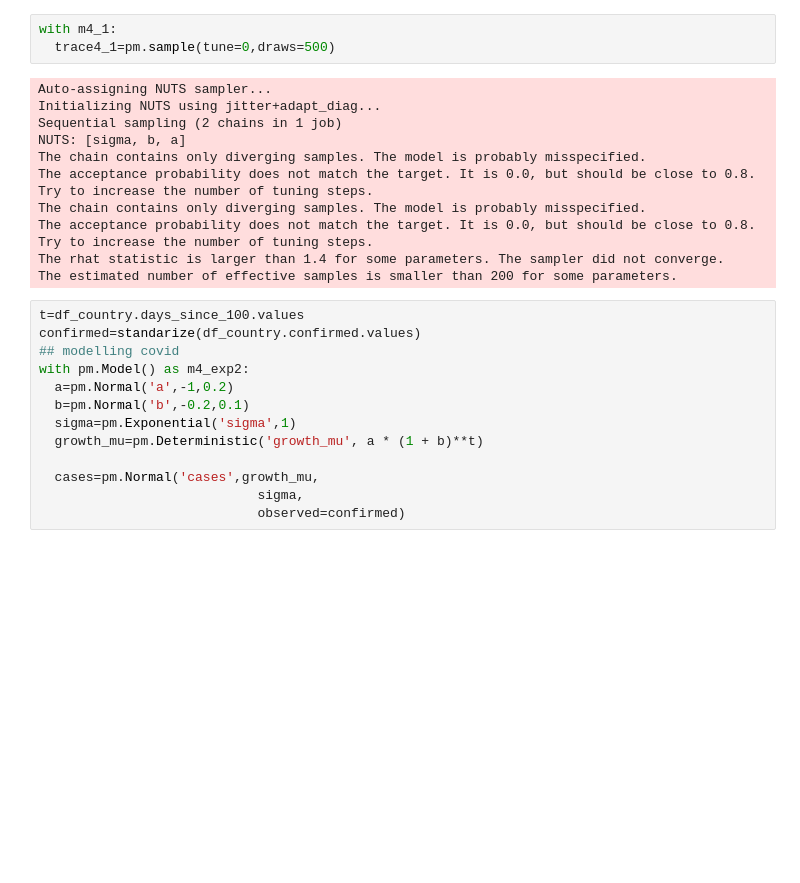
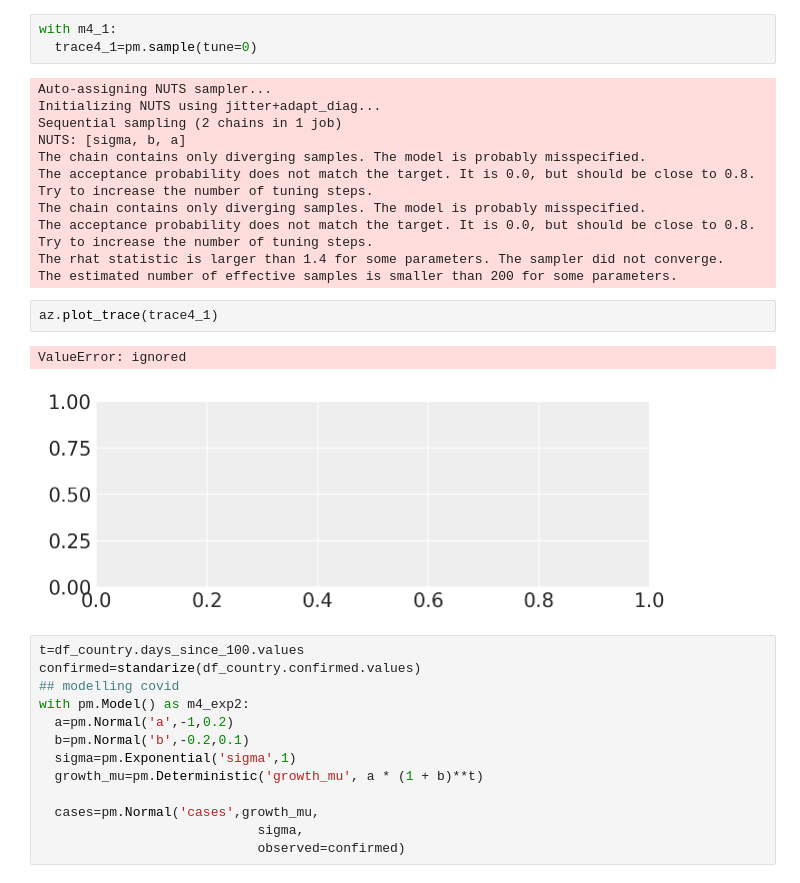
Before and after one commit to roesta07/Modeling-COVID-19, a Jupyter notebook: analysis.ipynb, the cells around one changed output. Cells and saved outputs as stored; diff of their text form; blank space fills up the shorter version.

```diff
--- a/analysis.ipynb
+++ b/analysis.ipynb
@@ -151,6 +174,6 @@ ax.set(xlabel='Days',ylabel='cases',ylim=(-1000,1000),xlim=(0,10),
 # %%
 with m4_1:
-  trace4_1=pm.sample(tune=0,draws=500)
+  trace4_1=pm.sample(tune=0)
 # %% [output]
 Auto-assigning NUTS sampler...
 Initializing NUTS using jitter+adapt_diag...
@@ -162,6 +185,11 @@ The chain contains only diverging samples. The model is probably misspecified.
 The acceptance probability does not match the target. It is 0.0, but should be close to 0.8. Try to increase the number of tuning steps.
 The rhat statistic is larger than 1.4 for some parameters. The sampler did not converge.
 The estimated number of effective samples is smaller than 200 for some parameters.
+# %%
+az.plot_trace(trace4_1)
+# %% [output]
+ValueError: ignored
+[figure, added]
 # %%
 t=df_country.days_since_100.values
 confirmed=standarize(df_country.confirmed.values)
```
Also changed, not shown: parts of 14 cells of this notebook.
